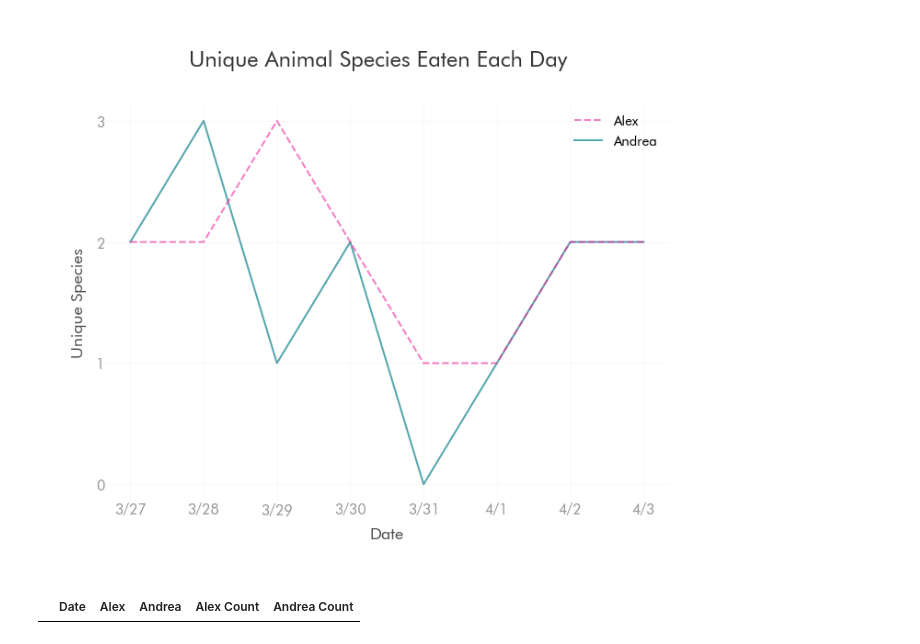
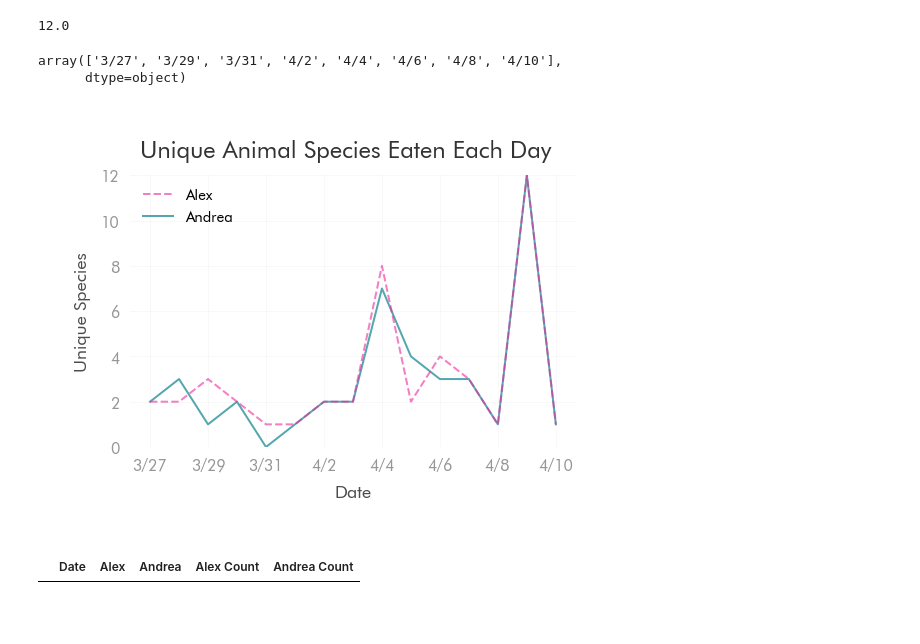
Before and after one commit to igotcharts/charts_and_more_charts, a Jupyter notebook: notebooks/a_and_a_animal.ipynb, the cells around one changed output. Cells and saved outputs as stored; diff of their text form; code cells hidden in the pictures; blank space fills up the shorter version.

```diff
--- a/notebooks/a_and_a_animal.ipynb
+++ b/notebooks/a_and_a_animal.ipynb
@@ -27,6 +7,6 @@ animal
 # %%
 animal = pd.read_csv('a_a_animal.csv')
-animal = animal.loc[:7].copy()
+animal = animal.dropna(subset=['Alex'],axis=0).copy()
 animal['Alex Count'] = ''
 animal['Andrea Count'] = ''
 animal.loc[(animal['Alex']=='VEG'),'Alex Count'] = 0
@@ -36,21 +16,31 @@ animal['Date'] = pd.to_datetime(animal['Date']).apply(lambda x:x.strftime("%-m/%
 animal['Alex'],animal['Andrea'] = [animal[us].apply(lambda x: x.split(',')) for us in ['Alex','Andrea']]
 animal.loc[animal['Andrea'].apply(lambda x:x[0]!='VEG'),'Andrea Count'] = animal.loc[animal['Andrea'].apply(lambda x:x[0]!='VEG'),'Andrea'].apply(lambda x: len(x))
 animal.loc[animal['Alex'].apply(lambda x:x[0]!='VEG'),'Alex Count'] = animal.loc[animal['Alex'].apply(lambda x:x[0]!='VEG'),'Alex'].apply(lambda x: len(x))
+# %%
+animal[['Alex Count','Andrea Count']].max().max()
+# %% [output]
+12.0
+# %%
+animal.loc[[int(x) for x in set(ax.get_xticks())&set(animal.index)]]['Date'].values
+# %% [output]
+array(['3/27', '3/29', '3/31', '4/2', '4/4', '4/6', '4/8', '4/10'],
+      dtype=object)
 # %%
 animal_chart = charts_function_list.chart_maker(title='Unique Animal Species Eaten Each Day',title_size=24)
-fig = animal_chart.initial_fig_axis()
+fig = animal_chart.initial_fig_axis(figsize=(8,5))
 ax = animal_chart.axes_set_up(fig=fig)
 ax.plot(animal.index,animal['Alex Count'].values,linewidth=2,label='Alex',color='#ED289E',alpha=.6,linestyle='--',zorder=2)
 ax.plot(animal.index,animal['Andrea Count'].values,linewidth=2,label='Andrea',color='#54A7AE',zorder=1)
 ax.legend(fontsize=15)
 
 yticks = ax.set_yticks([int(x) for x in ax.get_yticks()[[x == 0 for x in ax.get_yticks()%1]]])
-xtickslabels = ax.set_xticklabels(['']+list(animal['Date'].values))
+xtickslabels = ax.set_xticklabels(['']+list(animal.loc[[int(x) for x in set(ax.get_xticks())&set(animal.index)]]['Date'].values))
 ax.set_xlabel('Date',fontsize=18,alpha=.7)
 ax.set_ylabel('Unique Species',fontsize=18,alpha=.7)
-animal_chart.tick_params_(ax=ax)
+ax.set_ylim(0,animal[['Alex Count','Andrea Count']].max().max())
+animal_chart.tick_params_(ax=ax,pad=10)
 # %% [output]
-[figure, old version]
+[figure, new version]
 # %%
 animal['Alex Animals'] = animal['Alex'].apply(lambda x: len(x))
 animal['Andrea Animals'] = animal['Andrea'].apply(lambda x: len(x))
```
Also changed, not shown: parts of 1 cell of this notebook, 8 other files.
